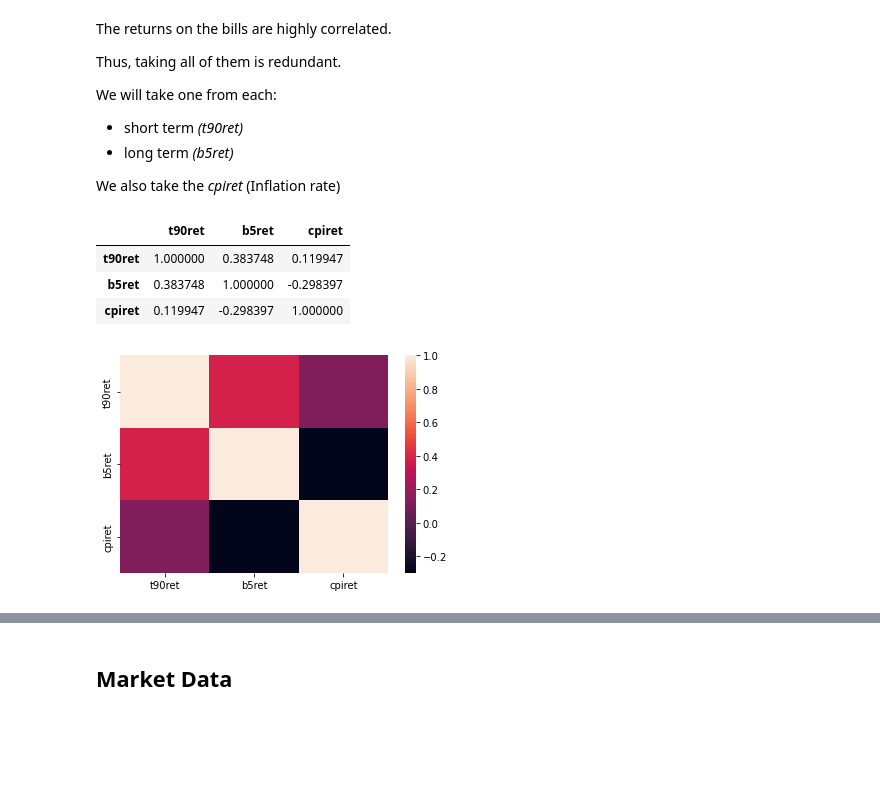
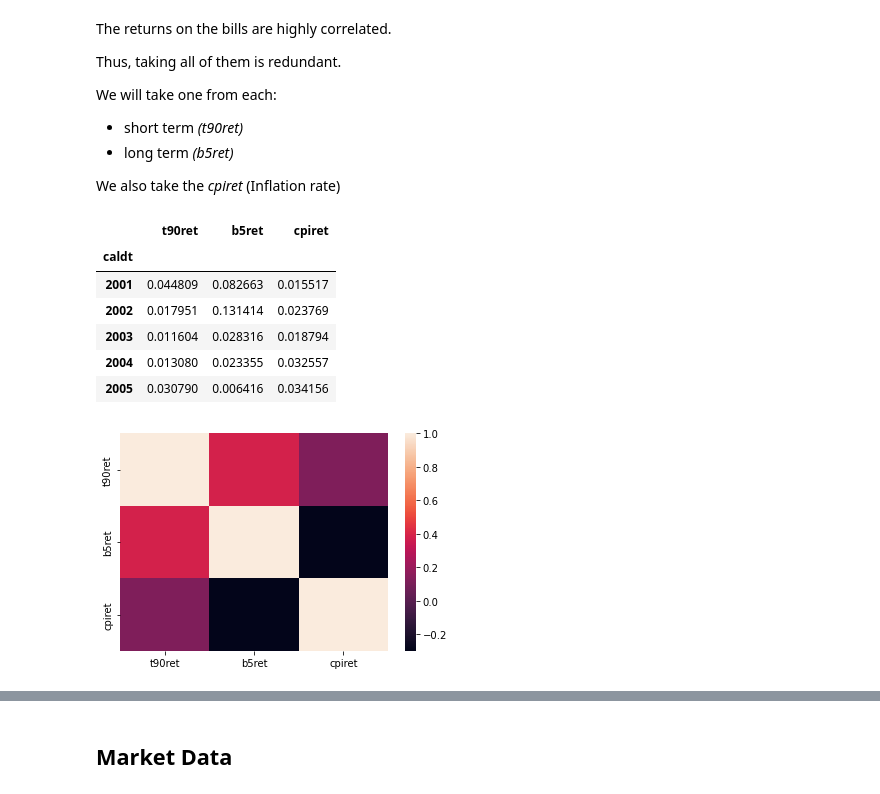
Before and after one commit to rohitashwachaks/fin-modelling, a Jupyter notebook: Assignment-1/earnings/modelling copy.ipynb, the cells around one changed output, grey strips where cells are left out. Drawn from its saved outputs; the diff is of its cells as text; code cells hidden in the pictures; blank space fills up the shorter version.

```diff
--- a/Assignment-1/earnings/modelling copy.ipynb
+++ b/Assignment-1/earnings/modelling copy.ipynb
@@ -153,12 +99,14 @@ We will take one from each:
 We also take the _cpiret_ (Inflation rate)
 # %%
 sns.heatmap(treasury_data[['t90ret','b5ret','cpiret']].corr())
-# sns.heatmap(treasury_data[['t30ret','b5ret','b30ret','cpiret']].corr())
 treasury_data = treasury_data[['t90ret','b5ret','cpiret']]
-treasury_data.corr()
+treasury_data.head()
 # %% [output]
 |  | t90ret | b5ret | cpiret |
-| t90ret | 1.000000 | 0.383748 | 0.119947 |
-| b5ret | 0.383748 | 1.000000 | -0.298397 |
-| cpiret | 0.119947 | -0.298397 | 1.000000 |
+| caldt |  |  |  |
+| 2001 | 0.044809 | 0.082663 | 0.015517 |
+| 2002 | 0.017951 | 0.131414 | 0.023769 |
+| 2003 | 0.011604 | 0.028316 | 0.018794 |
+| 2004 | 0.013080 | 0.023355 | 0.032557 |
+| 2005 | 0.030790 | 0.006416 | 0.034156 |
 [figure]
```
Also changed, not shown: parts of 40 cells of this notebook.
